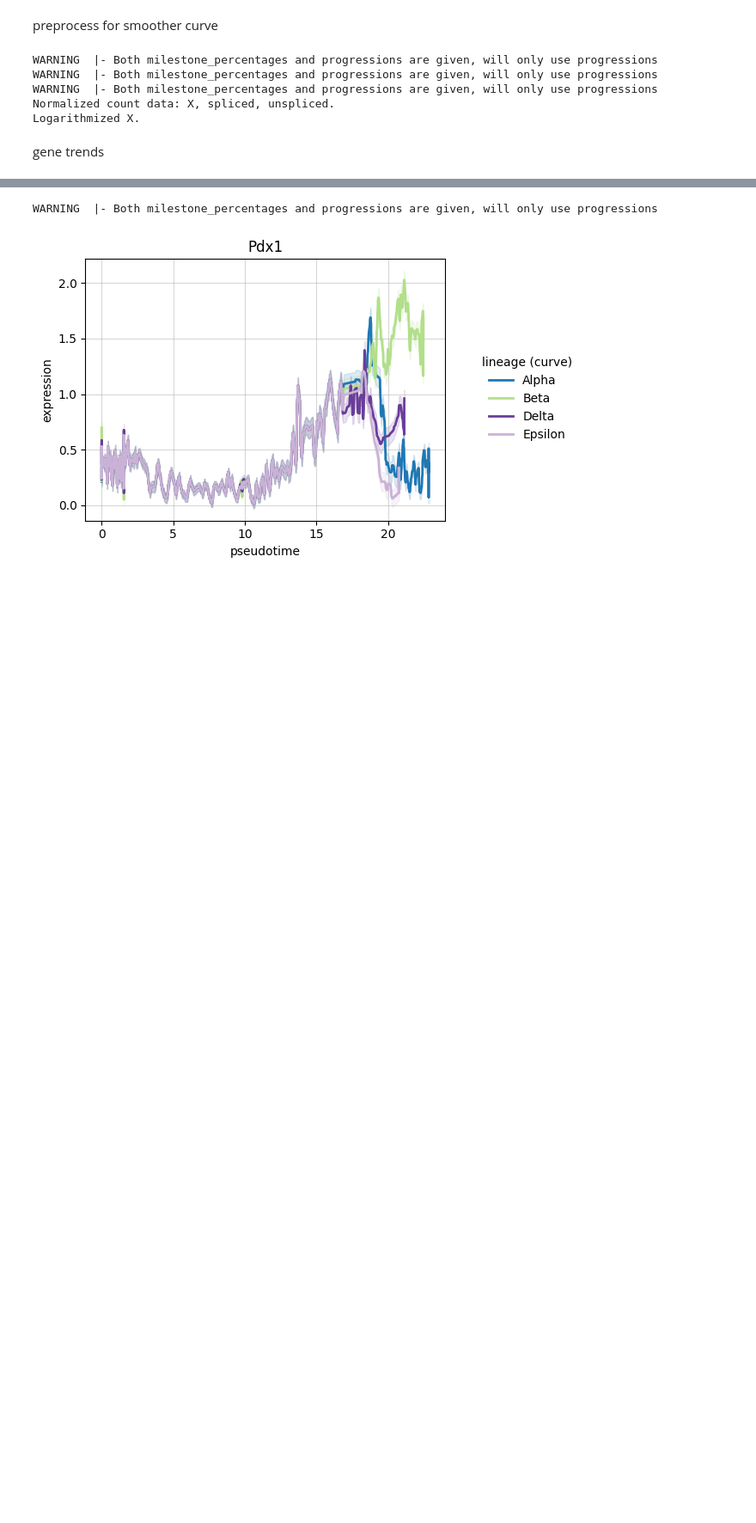
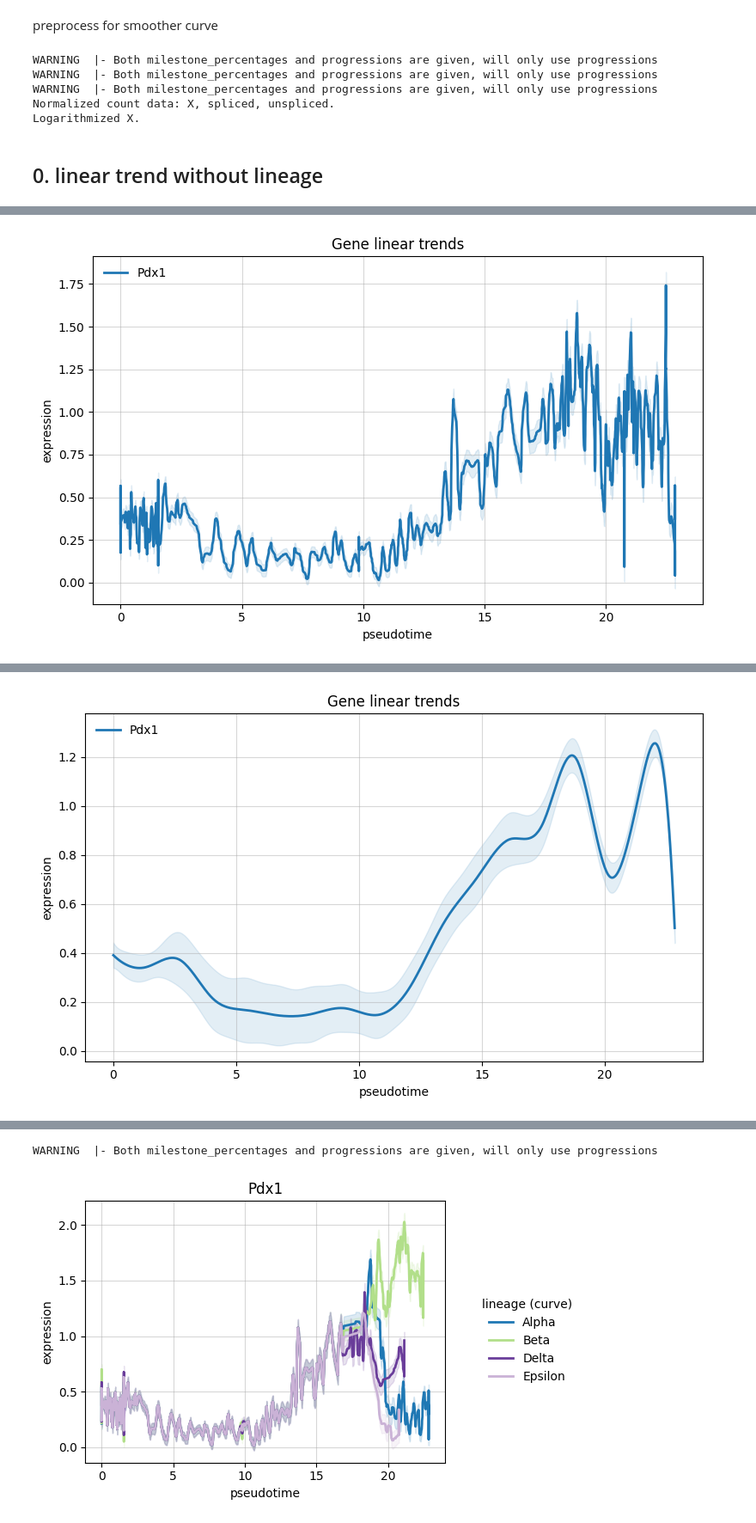
Before and after one commit to HuangDDU/cafe-release, a Jupyter notebook: notebook_dev/hzy/26.03.11-plot_gene_trends.ipynb, the cells around one changed output, grey strips where cells are left out. Shown at 86% size. Drawn from its saved outputs; the diff is of its cells as text; code cells hidden in the pictures; blank space fills up the shorter version.

```diff
--- a/notebook_dev/hzy/26.03.11-plot_gene_trends.ipynb
+++ b/notebook_dev/hzy/26.03.11-plot_gene_trends.ipynb
@@ -34,5 +38,9 @@ WARNING  |- Both milestone_percentages and progressions are given, will only use
 WARNING  |- Both milestone_percentages and progressions are given, will only use progressions
 Normalized count data: X, spliced, unspliced.
 Logarithmized X.
-# %% [markdown]
-gene trends
+# %% [markdown]
+## 0. linear trend without lineage
+# %%
+cafe.plot.plot_gene_linear_trends(fadata, genes="Pdx1")
+cafe.plot.plot_gene_linear_trends(fadata, genes="Pdx1", curve_mode="pygam")
+# %% [output]
@@ -38,0 +48 @@ gene trends
+[figure, added]
@@ -38,0 +50 @@ gene trends
+[figure, added]
```
Also changed, not shown: parts of 7 cells of this notebook, 16 other files.
